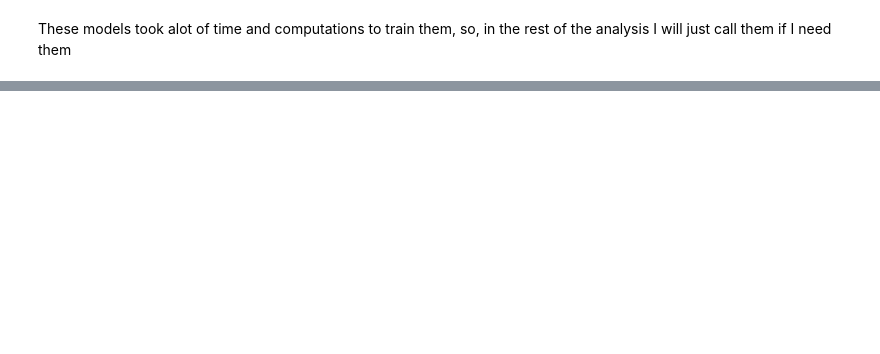
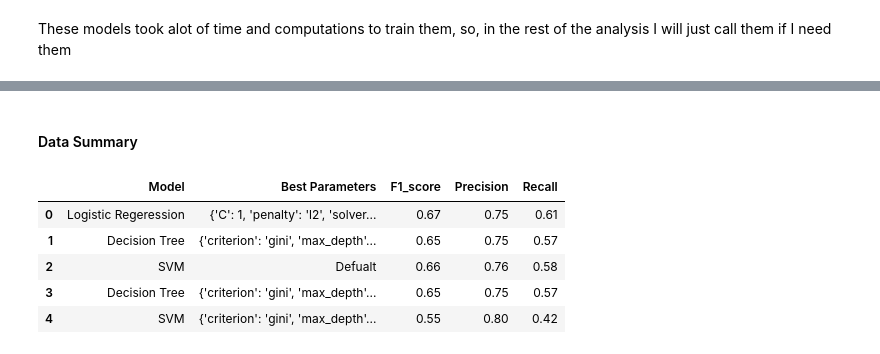
Before and after one commit to youssefashmawy/predicting-adult-salary, a Jupyter notebook: project.ipynb, the cells around one changed output, grey strips where cells are left out. Saved outputs shown, nothing was run; the diff lists cells and outputs as text; code cells hidden in the pictures; blank space fills up the shorter version.

```diff
--- a/project.ipynb
+++ b/project.ipynb
@@ -482,12 +511,11 @@ f1_score:
 # %%
-from sklearn.tree import DecisionTreeClassifier
 
 params = { "criterion":["gini", "entropy"],
     "max_depth": range(1,10,1),
     "min_samples_split":range(2,10,1),
     "max_leaf_nodes":range(2,10,1)
 }
-DT = GridSearchCV(DecisionTreeClassifier(random_state=1),param_grid=params,cv=N_FOLDS, scoring="f1",n_jobs=5)
+DT = GridSearchCV(DecisionTreeClassifier(random_state=1),param_grid=params,cv=N_FOLDS, scoring="f1",n_jobs=6)
 DT.fit(X=X_train,y=y_train)
 best_model = DT.best_estimator_
 y_pred_DT = best_model.predict(X_test)
@@ -577,0 +612,48 @@ joblib.dump(SVM.best_estimator_, 'SVM.pkl')
+# %% [markdown]
+#### Data Summary
+# %%
+summary_df = pd.DataFrame([{
+    'Model': 'Logistic Regeression',
+    'Best Parameters': log_cv.best_params_,
+    'F1_score': f'{final_f1_score["Logistic_reg_model"]:0.2f}',
+    'Precision': f'{final_precision["Logistic_reg_model"]:0.2f}',
+    'Recall': f'{final_recall["Logistic_reg_model"]:0.2f}'
+}])
+summary_df = pd.concat([summary_df, pd.DataFrame([{
+    'Model': 'Decision Tree',
+    'Best Parameters':DT.best_params_,
+    'F1_score': f'{final_f1_score["DT"]:0.2f}',
+    'Precision': f'{final_precision["DT"]:0.2f}',
+    'Recall': f'{final_recall["DT"]:0.2f}'
+}])], ignore_index=True)
+# %%
+summary_df = pd.concat([summary_df, pd.DataFrame([{
+    'Model': 'SVM',
+    'Best Parameters':"Defualt",
+    'F1_score': f'{final_f1_score["SVM"]:0.2f}',
+    'Precision': f'{final_precision["SVM"]:0.2f}',
+    'Recall': f'{final_recall["SVM"]:0.2f}'
+}])], ignore_index=True)
+summary_df = pd.concat([summary_df, pd.DataFrame([{
+    'Model': 'Decision Tree',
+    'Best Parameters':DT.best_params_,
+    'F1_score': f'{final_f1_score["DT"]:0.2f}',
+    'Precision': f'{final_precision["DT"]:0.2f}',
+    'Recall': f'{final_recall["DT"]:0.2f}'
+}])], ignore_index=True)
+summary_df = pd.concat([summary_df, pd.DataFrame([{
+    'Model': 'SVM',
+    'Best Parameters':rf.best_params_,
+    'F1_score': f'{final_f1_score["Random_forest"]:0.2f}',
+    'Precision': f'{final_precision["Random_forest"]:0.2f}',
+    'Recall': f'{final_recall["Random_forest"]:0.2f}'
+}])], ignore_index=True)
+# %%
+summary_df
+# %% [output]
+|  | Model | Best Parameters | F1_score | Precision | Recall |
+| 0 | Logistic Regeression | {'C': 1, 'penalty': 'l2', 'solver... | 0.67 | 0.75 | 0.61 |
+| 1 | Decision Tree | {'criterion': 'gini', 'max_depth'... | 0.65 | 0.75 | 0.57 |
+| 2 | SVM | Defualt | 0.66 | 0.76 | 0.58 |
+| 3 | Decision Tree | {'criterion': 'gini', 'max_depth'... | 0.65 | 0.75 | 0.57 |
+| 4 | SVM | {'criterion': 'gini', 'max_depth'... | 0.55 | 0.80 | 0.42 |
```
Also changed, not shown: parts of 37 cells of this notebook, 6 other files.
